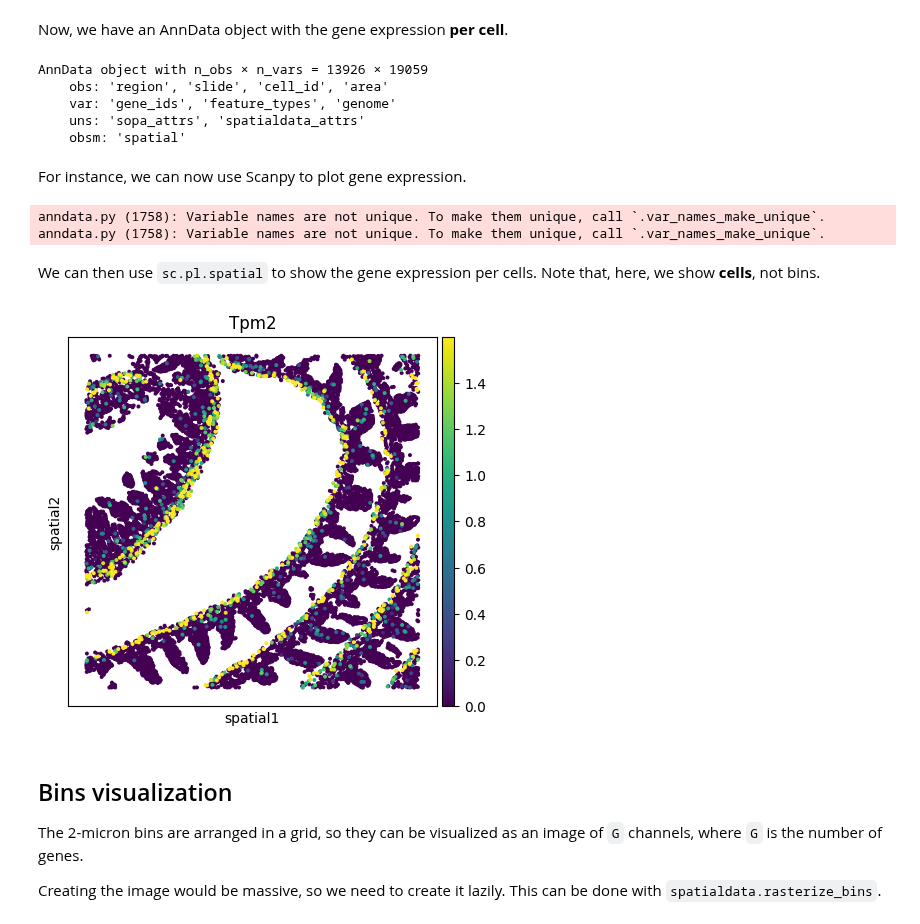
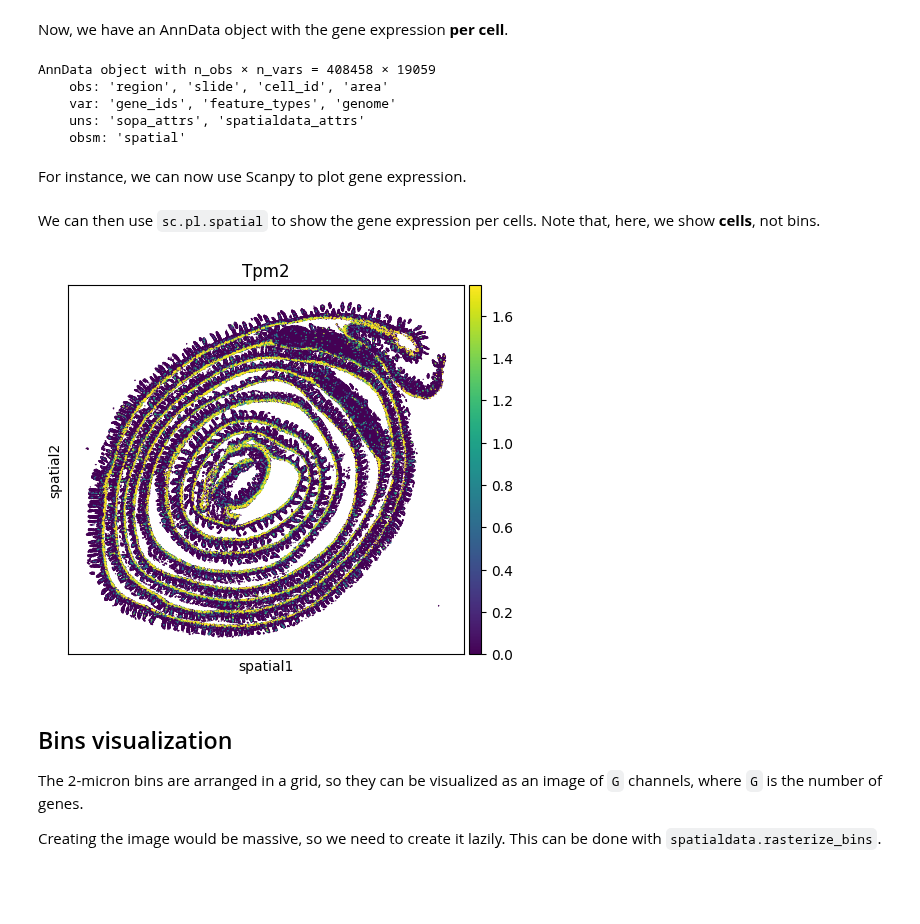
Before and after one commit to gustaveroussy/sopa, a Jupyter notebook: docs/tutorials/visium_hd.ipynb, the cells around one changed output. Saved outputs shown, nothing was run; the diff lists cells and outputs as text; code cells hidden in the pictures; blank space fills up the shorter version.

Commit message:
visium hd: add bins bb + change defaults + var names unique

```diff
--- a/docs/tutorials/visium_hd.ipynb
+++ b/docs/tutorials/visium_hd.ipynb
@@ -42,9 +33,9 @@ sdata = sdata_full.query.bounding_box(
 # %% [markdown]
 Then, we save it on-disk:
 # %%
-sdata.write("sub_visium_hd.zarr") # save it
+sdata.write("mouse_small_intestine.zarr") # save it
 
-sdata = spatialdata.read_zarr("sub_visium_hd.zarr") # open-it back
+sdata = spatialdata.read_zarr("mouse_small_intestine.zarr") # open-it back
 # %% [markdown]
 ## Usual pipeline
 # %% [markdown]
@@ -85,7 +71,7 @@ Now, we have an AnnData object with the gene expression **per cell**.
 adata = sdata["table"]
 adata
 # %% [output]
-AnnData object with n_obs × n_vars = 13926 × 19059
+AnnData object with n_obs × n_vars = 408458 × 19059
     obs: 'region', 'slide', 'cell_id', 'area'
     var: 'gene_ids', 'feature_types', 'genome'
     uns: 'sopa_attrs', 'spatialdata_attrs'
@@ -100,15 +86,12 @@ sc.pp.filter_genes(adata, min_cells=10)
 sc.pp.filter_cells(adata, min_counts=20)
 sc.pp.normalize_total(adata)
 sc.pp.log1p(adata)
-# %% [output]
-anndata.py (1758): Variable names are not unique. To make them unique, call `.var_names_make_unique`.
-anndata.py (1758): Variable names are not unique. To make them unique, call `.var_names_make_unique`.
 # %% [markdown]
 We can then use `sc.pl.spatial` to show the gene expression per cells. Note that, here, we show **cells**, not bins.
 # %%
-sc.pl.spatial(adata, color="Tpm2", spot_size=60, vmax="p98")
+sc.pl.spatial(adata, color="Tpm2", spot_size=80, vmax="p98")
 # %% [output]
-[figure, old version]
+[figure, new version]
 # %% [markdown]
 ## Bins visualization
 
```
Also changed, not shown: parts of 12 cells of this notebook, 4 other files.
